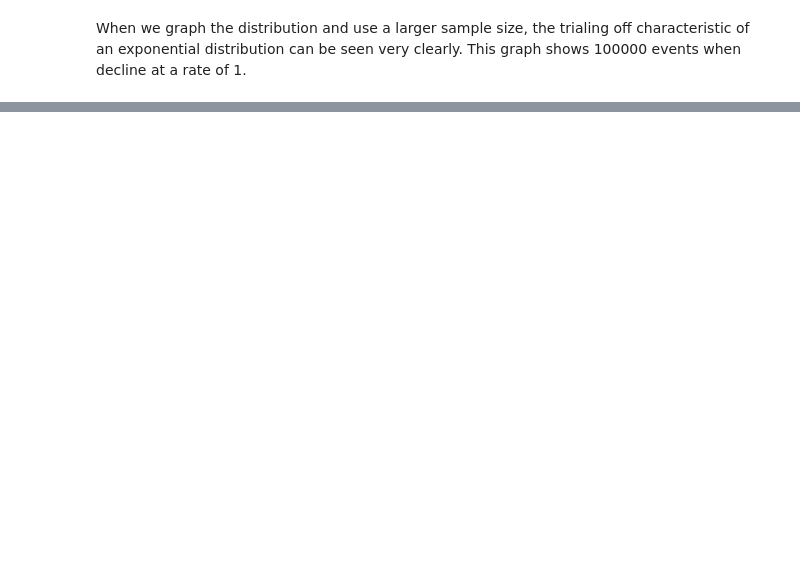
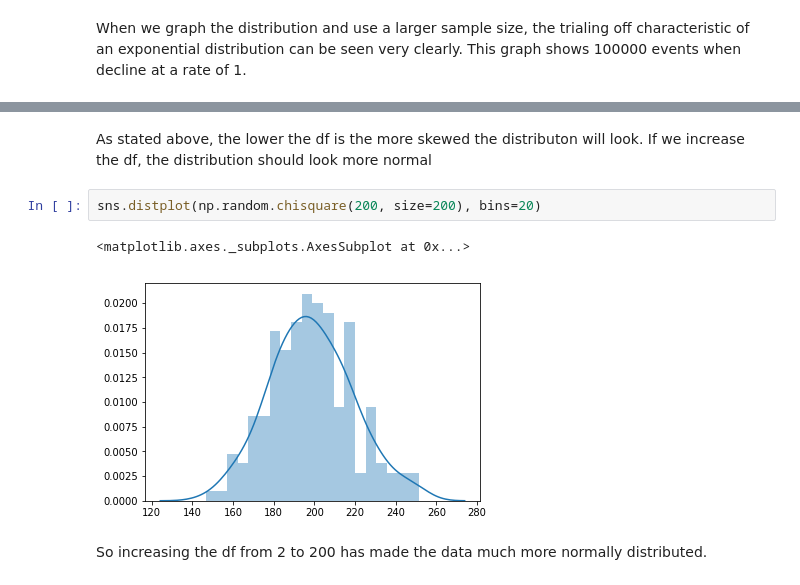
Before and after one commit to zoecahill1/DAprog-assignment, a Jupyter notebook: numpy-random.ipynb, the cells around one changed output, grey strips where cells are left out. Saved outputs shown, nothing was run; the diff lists cells and outputs as text; blank space fills up the shorter version.

```diff
--- a/numpy-random.ipynb
+++ b/numpy-random.ipynb
@@ -233,0 +258,9 @@ When we graph the distribution and use a larger sample size, the trialing off ch
+# %% [markdown]
+As stated above, the lower the df is the more skewed the distributon will look. If we increase the df, the distribution should look more normal
+# %%
+sns.distplot(np.random.chisquare(200, size=200), bins=20)
+# %% [output]
+<matplotlib.axes._subplots.AxesSubplot at 0x...>
+[figure, added]
+# %% [markdown]
+So increasing the df from 2 to 200 has made the data much more normally distributed.
```
Also changed, not shown: parts of 24 cells of this notebook, 1 other file.
